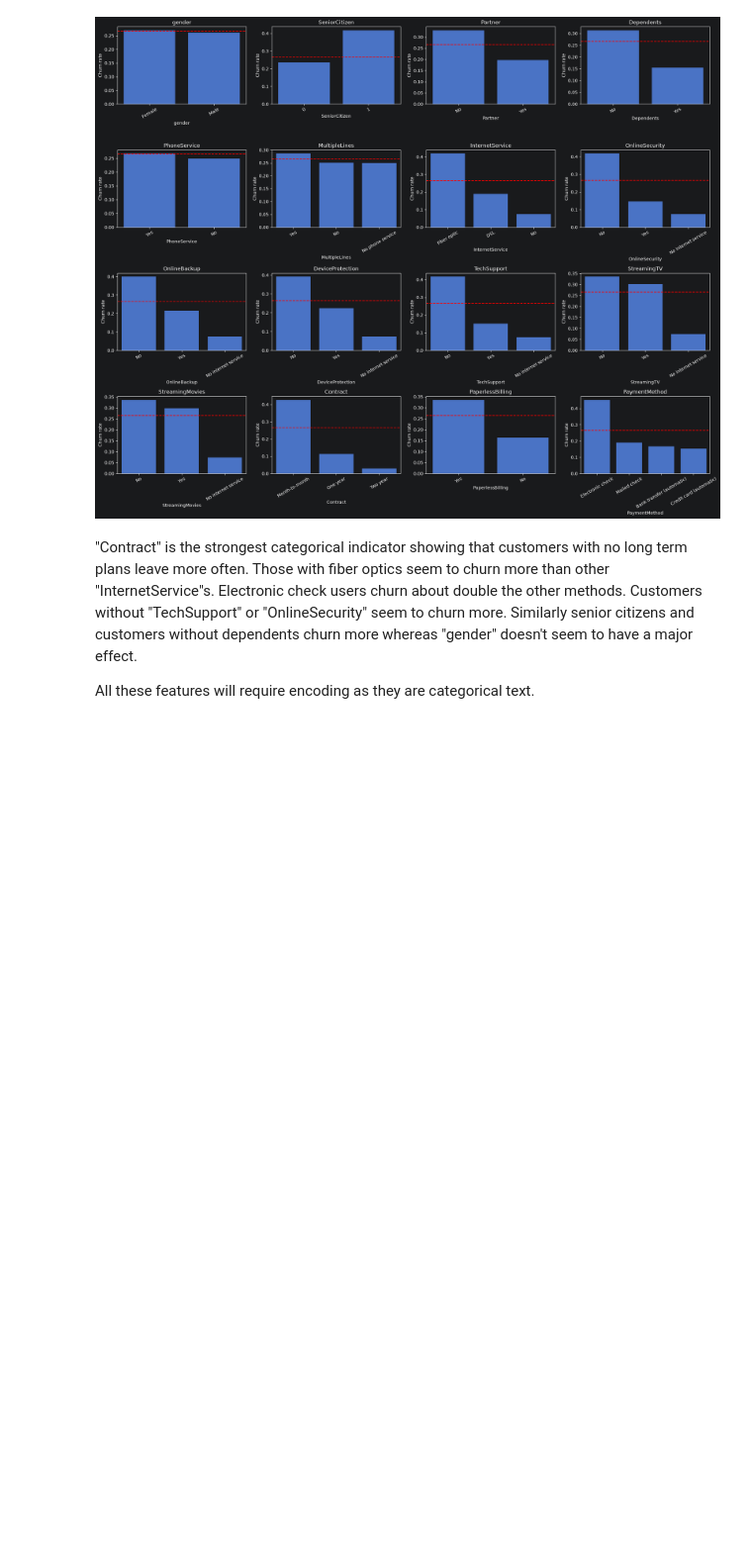
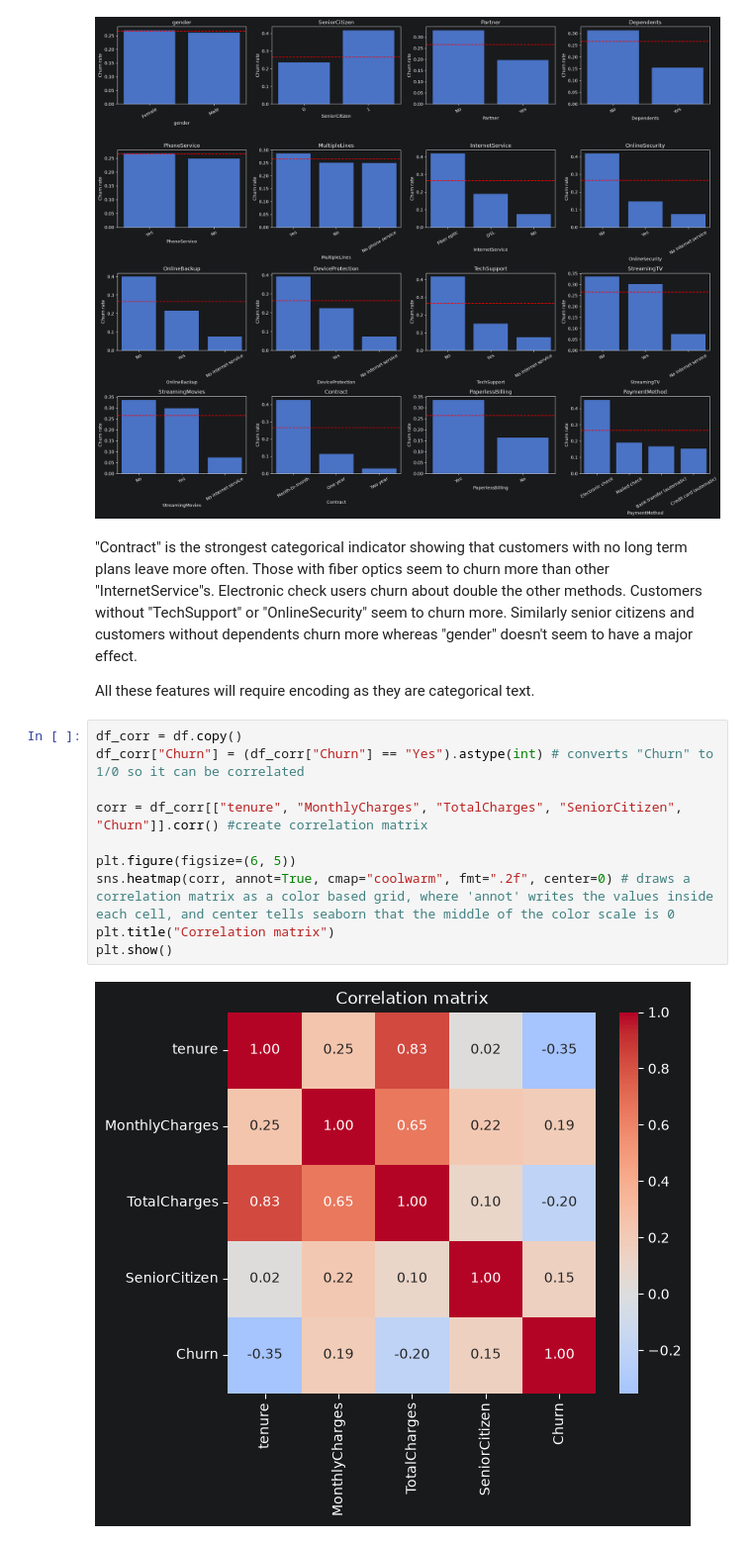
Before and after one commit to yindrasoma/CM2604---Coursework, a Jupyter notebook: notebooks/analysis.ipynb, the cells around one changed output. Shown at 99% size. Saved outputs shown, nothing was run; the diff lists cells and outputs as text; blank space fills up the shorter version.

Commit message:
Create and analyze correlation matrix

```diff
--- a/notebooks/analysis.ipynb
+++ b/notebooks/analysis.ipynb
@@ -145,3 +145,15 @@ plt.show()
 "Contract" is the strongest categorical indicator showing that customers with no long term plans leave more often. Those with fiber optics seem to churn more than other "InternetService"s. Electronic check users churn about double the other methods. Customers without "TechSupport" or "OnlineSecurity" seem to churn more. Similarly senior citizens and customers without dependents churn more whereas "gender" doesn't seem to have a major effect.
 
  All these features will require encoding as they are categorical text.
+# %%
+df_corr = df.copy()
+df_corr["Churn"] = (df_corr["Churn"] == "Yes").astype(int) # converts "Churn" to 1/0 so it can be correlated
+
+corr = df_corr[["tenure", "MonthlyCharges", "TotalCharges", "SeniorCitizen", "Churn"]].corr() #create correlation matrix
+
+plt.figure(figsize=(6, 5))
+sns.heatmap(corr, annot=True, cmap="coolwarm", fmt=".2f", center=0) # draws a correlation matrix as a color based grid, where 'annot' writes the values inside each cell, and center tells seaborn that the middle of the color scale is 0
+plt.title("Correlation matrix")
+plt.show()
+# %% [output]
+[figure, added]
```
Also changed, not shown: parts of 1 cell of this notebook.
